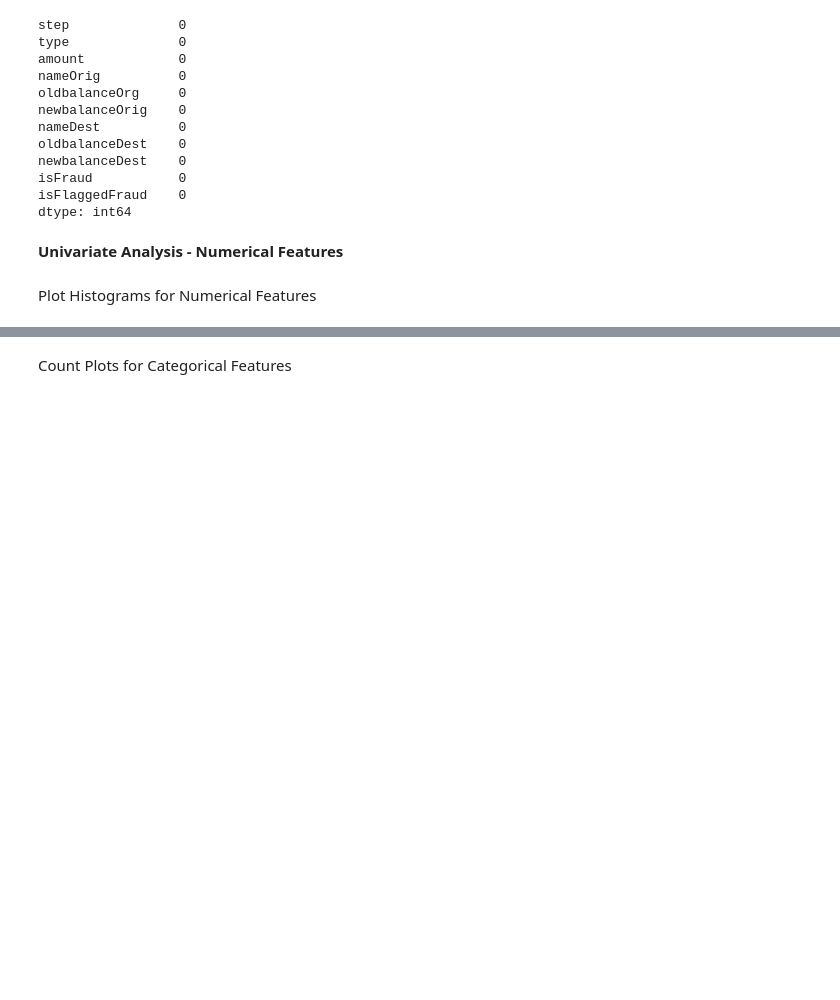
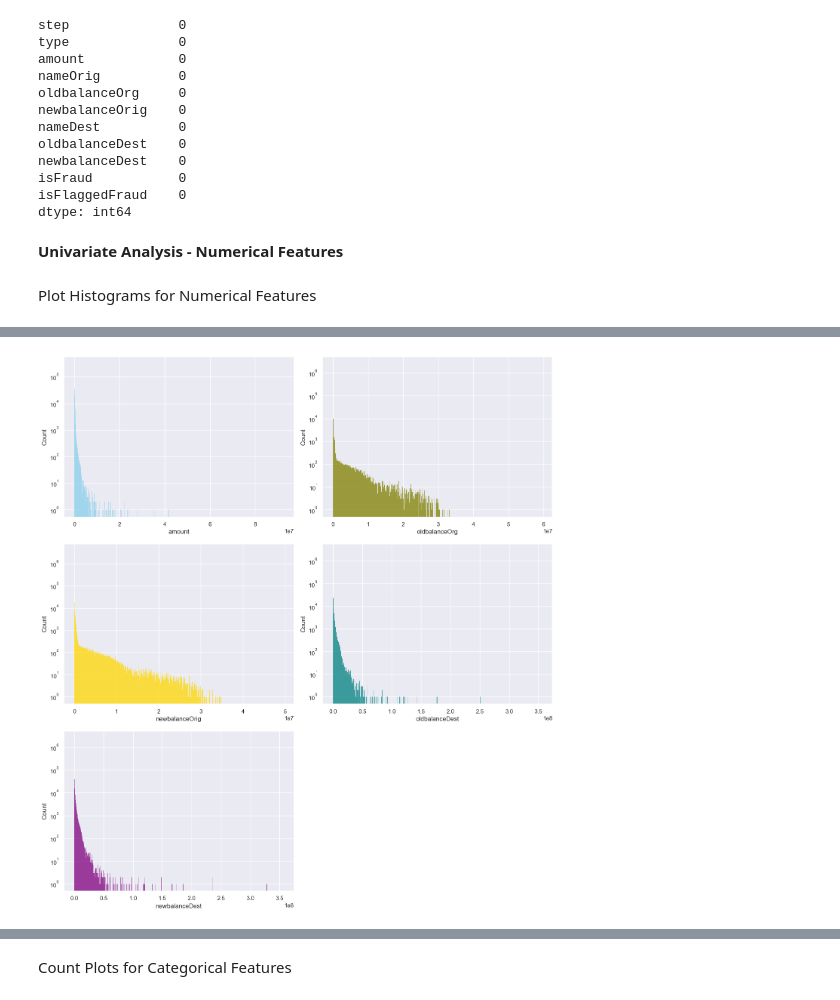
Before and after one commit to azades/Fraud-Detection, a Jupyter notebook: EDA.ipynb, the cells around one changed output, grey strips where cells are left out. Saved outputs shown, nothing was run; the diff lists cells and outputs as text; code cells hidden in the pictures; blank space fills up the shorter version.

```diff
--- a/EDA.ipynb
+++ b/EDA.ipynb
@@ -117,21 +119,23 @@ plt.show()
 # %%
 # num_columns = ['amount', 'oldbalanceOrg', 'newbalanceOrig', 'oldbalanceDest', 'newbalanceDest']
 
 # Set the aesthetic style of the plots
 sns.set_theme(style="darkgrid")
 
 # Create a figure with subplots in a 3x2 layout
-fig, axs = plt.subplots(3, 2, figsize=(12, 15))  # Increased figure size for better visibility
+fig, axs = plt.subplots(3, 2, figsize=(14, 15))
 
-# Plot histograms with Kernel Density Estimate (KDE) and logarithmic y-scale
+# Plot histograms with logarithmic y-scale
 sns.histplot(df['amount'], color="skyblue", ax=axs[0, 0], log_scale=(False, True))
 sns.histplot(df['oldbalanceOrg'], color="olive", ax=axs[0, 1], log_scale=(False, True))
 sns.histplot(df['newbalanceOrig'], color="gold", ax=axs[1, 0], log_scale=(False, True))
 sns.histplot(df['oldbalanceDest'], color="teal", ax=axs[1, 1], log_scale=(False, True))
 sns.histplot(df['newbalanceDest'], color="purple", ax=axs[2, 0], log_scale=(False, True))
 # Adjust layout to prevent overlap and hide empty subplot
 plt.tight_layout()
 axs[2, 1].axis('off')  # Turn off the unused subplot
 
 # Display the plots
 plt.show()
+# %% [output]
+[figure, added]
```
Also changed, not shown: parts of 85 cells of this notebook.
